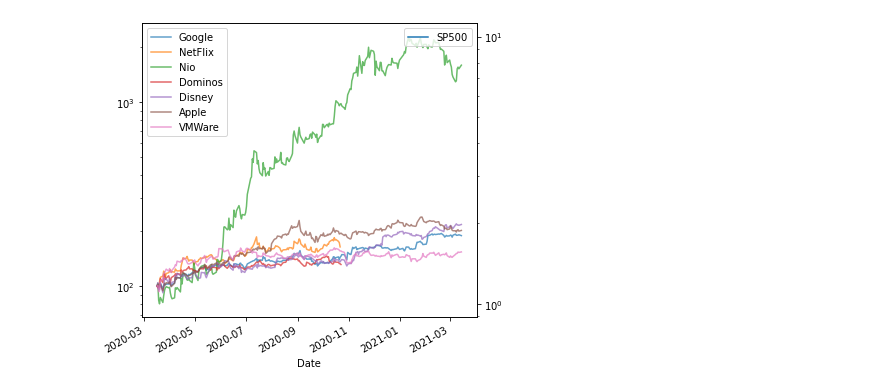
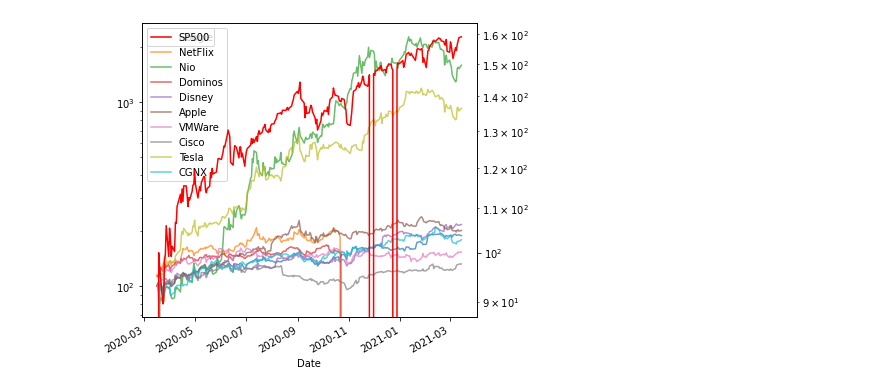
Before and after one commit to Andru-1987/python-deep-learning, a Jupyter notebook: Google timeseries.ipynb, the cells around one changed output. Cells and saved outputs as stored; diff of their text form; code cells hidden in the pictures.

```diff
--- a/Google timeseries.ipynb
+++ b/Google timeseries.ipynb
@@ -190,28 +193,43 @@ plt.show()
-# %%
-compare=google.merge(microsoft['Open'],on='Date',how='left').rename(columns={'Open_x':'Google','Open_y':'Microsoft'}).drop(columns=['Volume','High','Low','Close','Adj Close'])
-compare=compare.merge(netflix['Open'],on='Date',how='left').rename(columns={'Open':'NetFlix'})
-compare=compare.merge(nio['Open'],on='Date',how='left').rename(columns={'Open':'Nio'})
-compare=compare.merge(dominos['Open'],on='Date',how='left').rename(columns={'Open':'Dominos'})
-compare=compare.merge(disney['Open'],on='Date',how='left').rename(columns={'Open':'Disney'})
-compare=compare.merge(apple['Open'],on='Date',how='left').rename(columns={'Open':'Apple'})
-compare=compare.merge(vmware['Open'],on='Date',how='left').rename(columns={'Open':'VMWare'})
-compare=compare.merge(sp500['Open'],on='Date',how='left').rename(columns={'Open':'SP500'})
-
-compare.Google=compare.Google.div(compare.Google.iloc[0]).mul(100)
-compare.NetFlix=compare.NetFlix.div(compare.NetFlix.iloc[0]).mul(100)
-compare.Nio=compare.Nio.div(compare.Nio.iloc[0]).mul(100)
-compare.Dominos=compare.Dominos.div(compare.Dominos.iloc[0]).mul(100)
-compare.Disney=compare.Disney.div(compare.Disney.iloc[0]).mul(100)
-compare.Apple=compare.Apple.div(compare.Apple.iloc[0]).mul(100)
-compare.VMWare=compare.VMWare.div(compare.VMWare.iloc[0]).mul(100)
-compare.SP500=compare.SP500.div(compare.SP500.iloc[0]).mul(100)
-#print(compare)
-fig,ax=plt.subplots(figsize=(6,6))
-plt.yscale("log")
-compare[['Google','NetFlix','Nio','Dominos','Disney','Apple','VMWare']].plot(ax=ax,alpha=.7)
-twin_ax=ax.twinx()
-compare[['SP500']].plot(ax=twin_ax)
-plt.yscale("log")
-plt.show()
-# %% [output]
-[figure, removed]
+# %%
+google['Normalized']=google['Open'].div(google['Open'].iloc[0]).mul(100)
+microsoft['Normalized']=microsoft['Open'].div(microsoft['Open'].iloc[0]).mul(100)
+tesla['Normalized']=tesla['Open'].div(tesla['Open'].iloc[0]).mul(100)
+nio['Normalized']=nio['Open'].div(nio['Open'].iloc[0]).mul(100)
+netflix['Normalized']=netflix['Open'].div(netflix['Open'].iloc[0]).mul(100)
+dominos['Normalized']=dominos['Open'].div(dominos['Open'].iloc[0]).mul(100)
+disney['Normalized']=disney['Open'].div(disney['Open'].iloc[0]).mul(100)
+apple['Normalized']=apple['Open'].div(apple['Open'].iloc[0]).mul(100)
+vmware['Normalized']=vmware['Open'].div(vmware['Open'].iloc[0]).mul(100)
+sp500['Normalized']=sp500['Open'].div(sp500['Open'].iloc[0]).mul(100)
+cisco['Normalized']=cisco['Open'].div(cisco['Open'].iloc[0]).mul(100)
+cgnx['Normalized']=cgnx['Open'].div(cgnx['Open'].iloc[0]).mul(100)
+
+
+compare=google.merge(microsoft['Normalized'],on='Date',how='left').rename(columns={'Normalized_x':'Google','Normalized_y':'Microsoft'}).drop(columns=['Volume','High','Low','Close','Adj Close']).fillna(0)
+compare=compare.merge(netflix['Normalized'],on='Date',how='left').rename(columns={'Normalized':'NetFlix'}).fillna(0)
+compare=compare.merge(nio['Normalized'],on='Date',how='left').rename(columns={'Normalized':'Nio'}).fillna(0)
+compare=compare.merge(tesla['Normalized'],on='Date',how='left').rename(columns={'Normalized':'Tesla'}).fillna(0)
+compare=compare.merge(dominos['Normalized'],on='Date',how='left').rename(columns={'Normalized':'Dominos'}).fillna(0)
+compare=compare.merge(disney['Normalized'],on='Date',how='left').rename(columns={'Normalized':'Disney'}).fillna(0)
+compare=compare.merge(apple['Normalized'],on='Date',how='left').rename(columns={'Normalized':'Apple'}).fillna(0)
+compare=compare.merge(vmware['Normalized'],on='Date',how='left').rename(columns={'Normalized':'VMWare'}).fillna(0)
+compare=compare.merge(sp500['Normalized'],on='Date',how='left').rename(columns={'Normalized':'SP500'}).fillna(0)
+compare=compare.merge(cisco['Normalized'],on='Date',how='left').rename(columns={'Normalized':'Cisco'}).fillna(0)
+compare=compare.merge(cgnx['Normalized'],on='Date',how='left').rename(columns={'Normalized':'CGNX'}).fillna(0)
+
+#print(compare)
+
+#compare=compare.div(compare.iloc[0]).mul(100)
+
+tickers=['Google','NetFlix','Nio','Dominos','Disney','Apple','VMWare','Cisco','Tesla','CGNX']
+#tickers=['Nio','Tesla']
+#print(compare)
+fig,ax=plt.subplots(figsize=(6,6))
+plt.yscale("log")
+compare[tickers].plot(ax=ax,alpha=.7)
+twin_ax=ax.twinx()
+compare[['SP500']].plot(ax=twin_ax, c='red')
+plt.yscale("log")
+plt.show()
+# %% [output]
+[figure, added]
```
Also changed, not shown: parts of 8 cells of this notebook, 5 other files.
